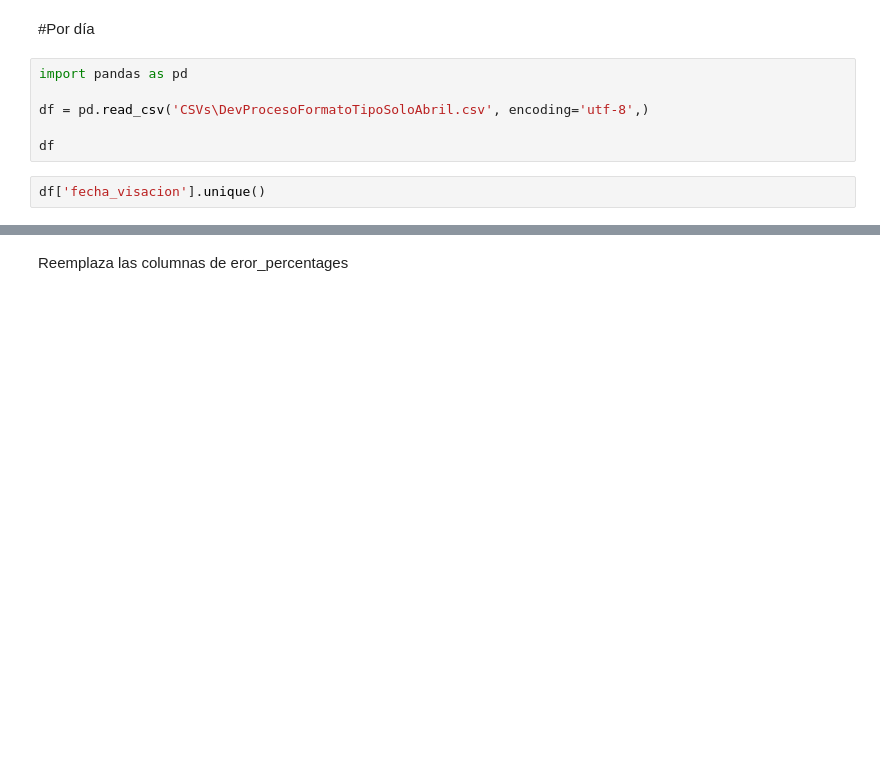
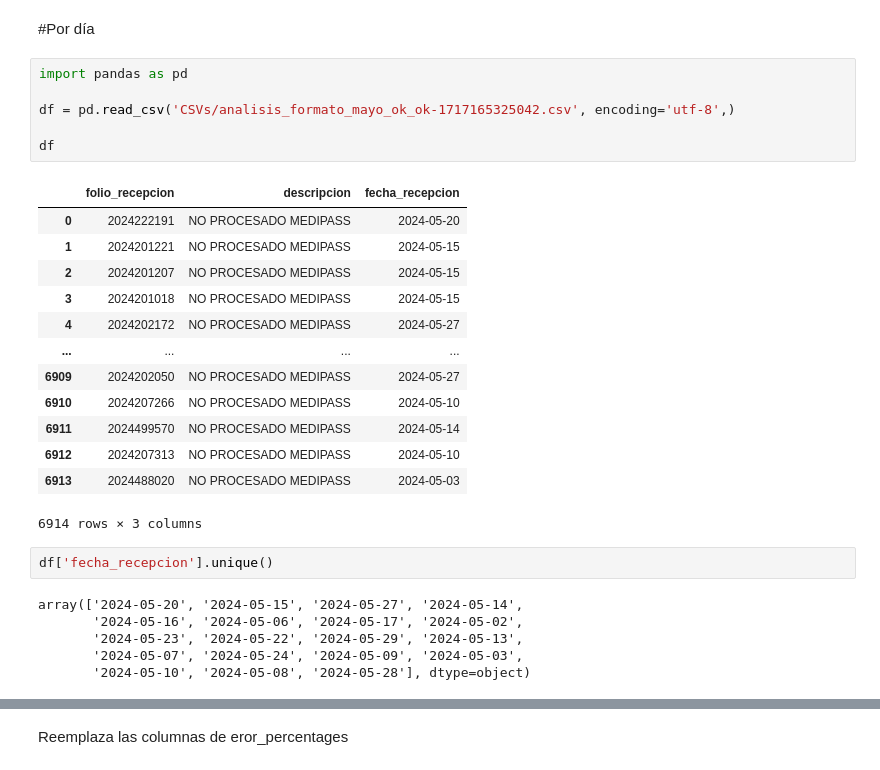
Before and after one commit to Nicomuga/NotesQA, a Jupyter notebook: AnalisisEnvíoProcesoXdia.ipynb, the cells around one changed output, grey strips where cells are left out. Cells and saved outputs as stored; diff of their text form; blank space fills up the shorter version.

```diff
--- a/AnalisisEnvíoProcesoXdia.ipynb
+++ b/AnalisisEnvíoProcesoXdia.ipynb
@@ -3,10 +3,30 @@
 # %%
 import pandas as pd
 
-df = pd.read_csv('CSVs\DevProcesoFormatoTipoSoloAbril.csv', encoding='utf-8',)
+df = pd.read_csv('CSVs/analisis_formato_mayo_ok_ok-1717165325042.csv', encoding='utf-8',)
 
 df
+# %% [output]
+|  | folio_recepcion | descripcion | fecha_recepcion |
+| 0 | 2024222191 | NO PROCESADO MEDIPASS | 2024-05-20 |
+| 1 | 2024201221 | NO PROCESADO MEDIPASS | 2024-05-15 |
+| 2 | 2024201207 | NO PROCESADO MEDIPASS | 2024-05-15 |
+| 3 | 2024201018 | NO PROCESADO MEDIPASS | 2024-05-15 |
+| 4 | 2024202172 | NO PROCESADO MEDIPASS | 2024-05-27 |
+| ... | ... | ... | ... |
+| 6909 | 2024202050 | NO PROCESADO MEDIPASS | 2024-05-27 |
+| 6910 | 2024207266 | NO PROCESADO MEDIPASS | 2024-05-10 |
+| 6911 | 2024499570 | NO PROCESADO MEDIPASS | 2024-05-14 |
+| 6912 | 2024207313 | NO PROCESADO MEDIPASS | 2024-05-10 |
+| 6913 | 2024488020 | NO PROCESADO MEDIPASS | 2024-05-03 |
+6914 rows × 3 columns
 # %%
-df['fecha_visacion'].unique()
+df['fecha_recepcion'].unique()
+# %% [output]
+array(['2024-05-20', '2024-05-15', '2024-05-27', '2024-05-14',
+       '2024-05-16', '2024-05-06', '2024-05-17', '2024-05-02',
+       '2024-05-23', '2024-05-22', '2024-05-29', '2024-05-13',
+       '2024-05-07', '2024-05-24', '2024-05-09', '2024-05-03',
+       '2024-05-10', '2024-05-08', '2024-05-28'], dtype=object)
 # %%
 # Convertir la columna fecha_visacion a tipo datetime
```
Also changed, not shown: parts of 8 cells of this notebook, 15 other files.
